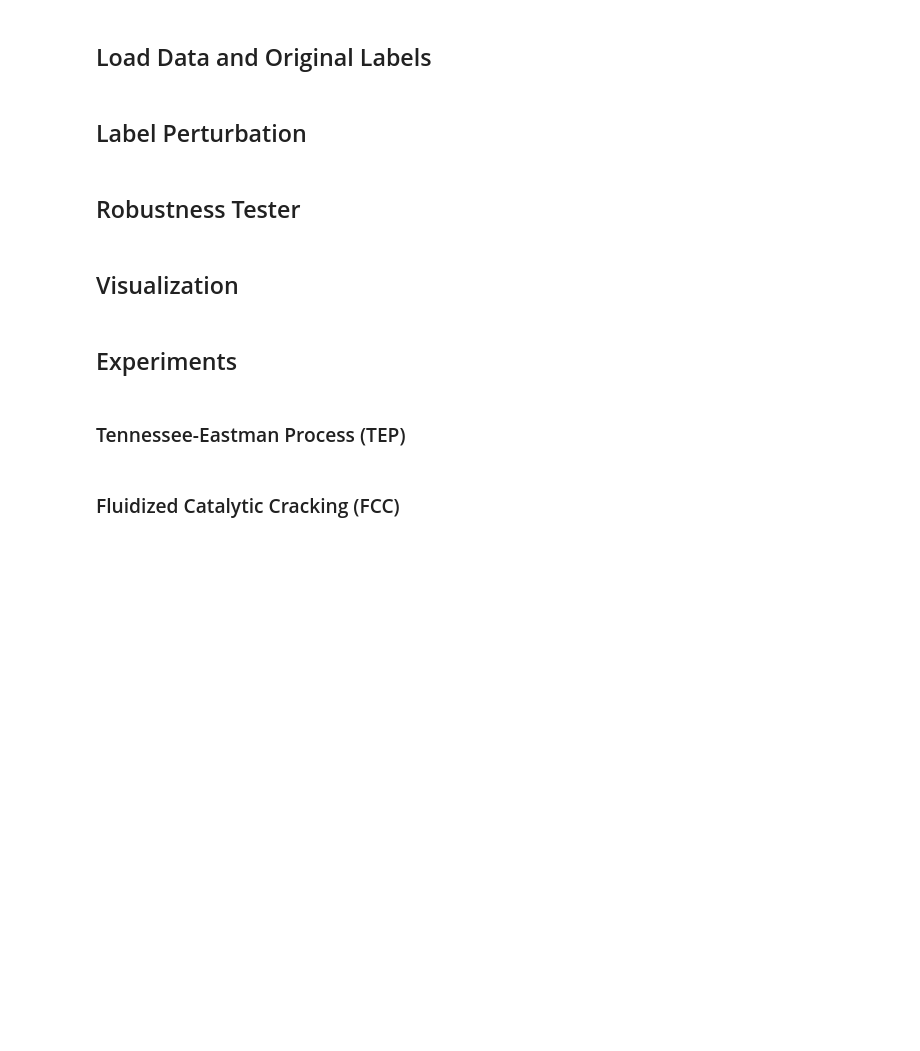
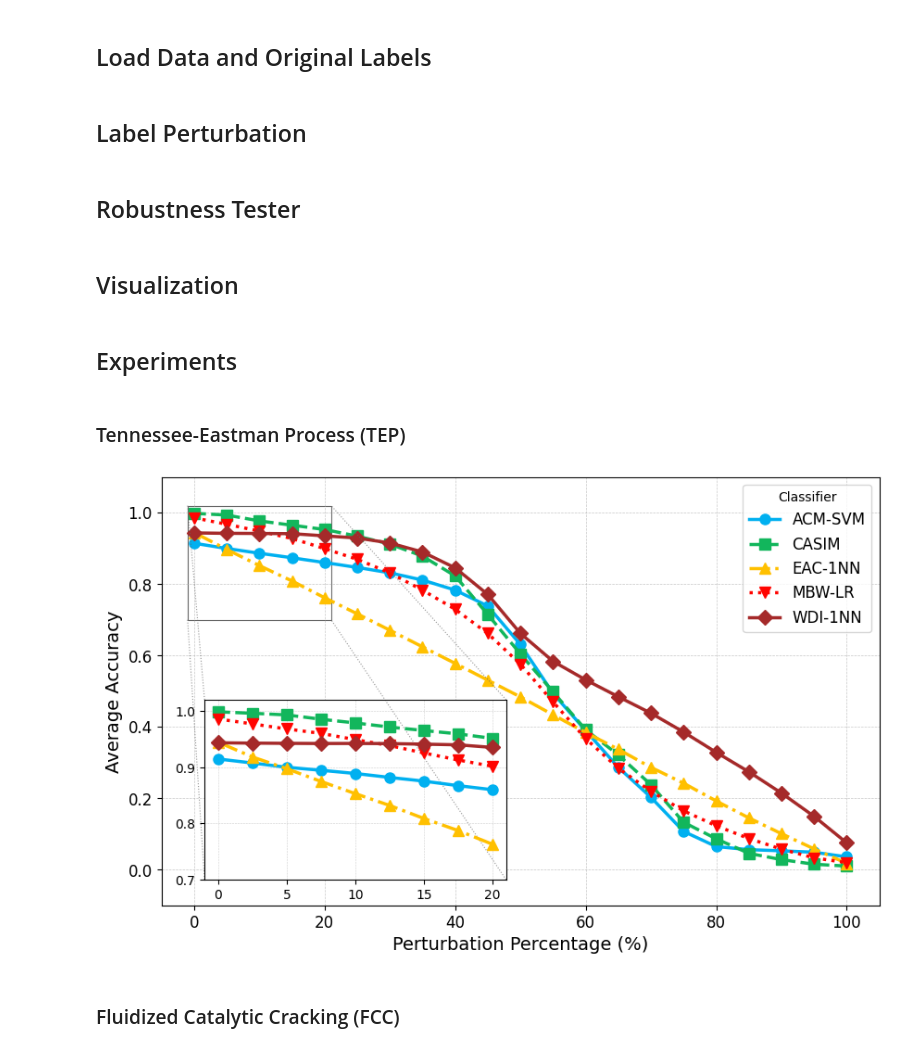
Before and after one commit to GianMan89/Alarm_Flood_Classification_Label_Noise, a Jupyter notebook: notebook.ipynb, the cells around one changed output. Saved outputs shown, nothing was run; the diff lists cells and outputs as text; code cells hidden in the pictures; blank space fills up the shorter version.

```diff
--- a/notebook.ipynb
+++ b/notebook.ipynb
@@ -884,11 +884,12 @@ def plot_robustness_results_subfigure(classifiers_dict,
                 markersize=s['markersize'],
                 linewidth=s['linewidth'])
 
-    ax.set_xlabel('Perturbation Percentage (%)')
-    ax.set_ylabel('Average Accuracy')
+    ax.set_xlabel('Perturbation Percentage (%)', fontsize=14)
+    ax.set_ylabel('Average Accuracy', fontsize=14)
     ax.set_ylim(-0.1, 1.1)
     ax.grid(True, which='both', linestyle='--', linewidth=0.5, alpha=0.7)
-    ax.legend(title='Classifier')
+    ax.legend(title='Classifier', fontsize=12)
+    ax.tick_params(axis='both', which='major', labelsize=12)
 
     # ----------------------------------------------------------------------
     # Inset axis for 0–20% (or inset_xlim) with finer resolution
@@ -930,7 +931,7 @@ def plot_robustness_results_subfigure(classifiers_dict,
 
     axins.set_ylim(0.7, 1.02)  # adjust as appropriate for your data
     axins.grid(True, linestyle='--', linewidth=0.4, alpha=0.6)
-    axins.tick_params(axis='both', which='major', labelsize=8)
+    axins.tick_params(axis='both', which='major', labelsize=10)
 
     # ----------------------------------------------------------------------
     # Connect all four corners: solid rectangle, dotted connectors behind inset
@@ -1017,13 +1018,15 @@ _ = robustness_tester.test_all_classifiers(X, y, perturbation_steps=PERTURBATION
 plot_robustness_results(CLASSIFIERS, SAVE_DIR_TEP, save_filename='tep_robustness_plot.svg')
 # %%
 plot_robustness_results_subfigure(CLASSIFIERS,
-                                  SAVE_DIR_TEP + "/results/0_100_5/tep",
-                                  save_filename='tep_robustness_plot_subfigure.svg',
+                                  SAVE_DIR_TEP + "/0_100_5/tep",
+                                  save_filename='tep_robustness_plot_subfigure.pdf',
                                   fine_results_folder="results/0_20_25/tep",
                                   inset_xlim=(0, 20),
                                   inset_width="42%",
                                   inset_height="42%",
                                   inset_bbox=(0.06, 0.06, 1, 1))
+# %% [output]
+[figure, added]
 # %%
 plot_robustness_results(CLASSIFIERS_EAC_KNN, SAVE_DIR_TEP, save_filename='tep_robustness_plot_eac_knn.svg')
 # %%
```
Also changed, not shown: parts of 1 cell of this notebook, 2 other files.
